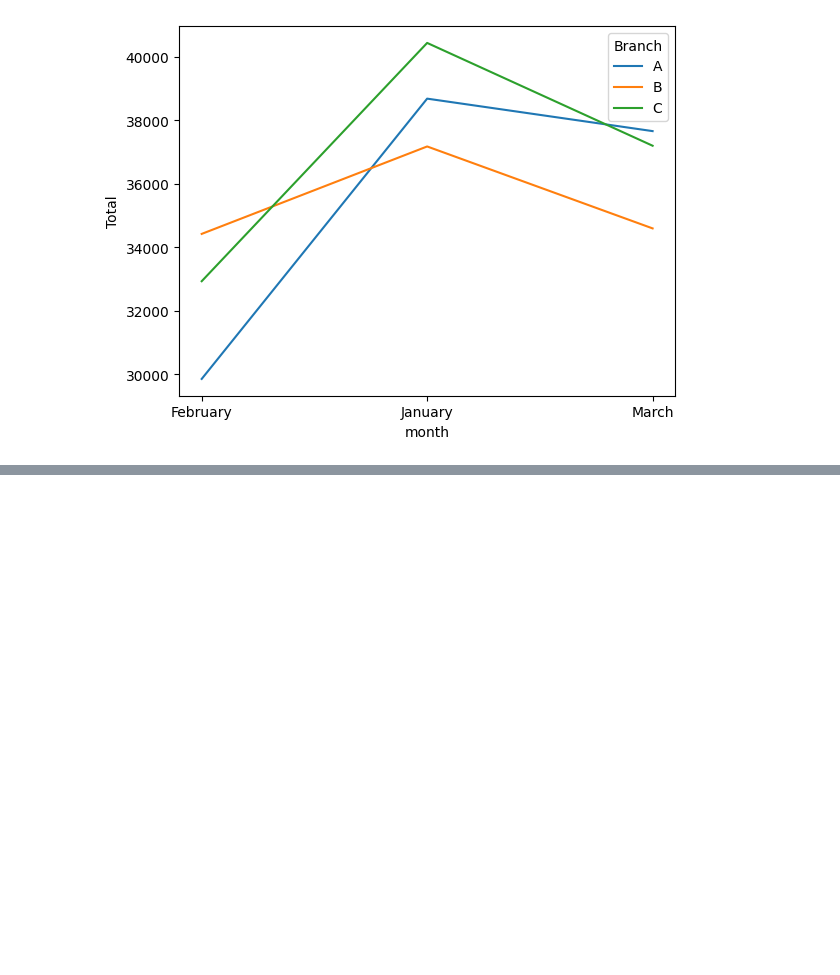
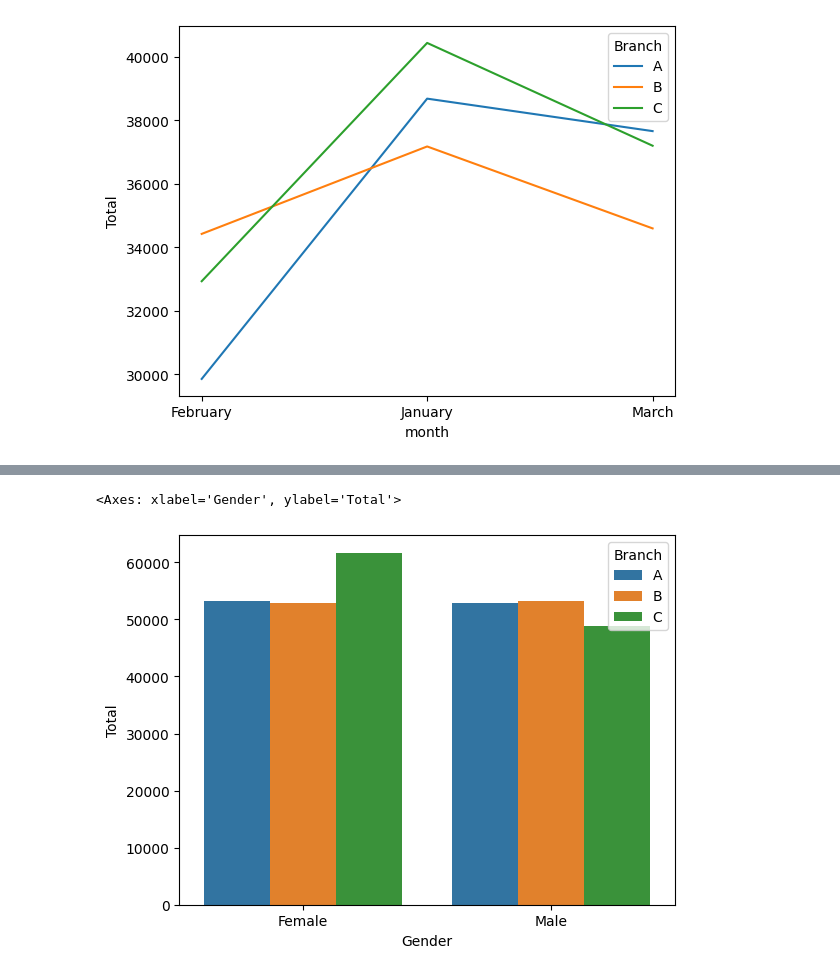
Before and after one commit to DrMuratAltun/ECO_NOV, a Jupyter notebook: Veri Gorselleştirme/Süpermarket Veri Seti.ipynb, the cells around one changed output, grey strips where cells are left out. Saved outputs shown, nothing was run; the diff lists cells and outputs as text; code cells hidden in the pictures; blank space fills up the shorter version.

```diff
--- a/Veri Gorselleştirme/Süpermarket Veri Seti.ipynb
+++ b/Veri Gorselleştirme/Süpermarket Veri Seti.ipynb
@@ -318,0 +326,3 @@ sns.lineplot(x='month',
+# %%
+gender_branch_total=df_clean.groupby(['Gender','Branch'])['Total'].sum().reset_index()
+gender_branch_total
@@ -318,0 +337,8 @@ sns.lineplot(x='month',
+# %%
+sns.barplot(x='Gender',
+           y='Total',
+           hue='Branch',
+           data=gender_branch_total)
+# %% [output]
+<Axes: xlabel='Gender', ylabel='Total'>
+[figure, added]
```
Also changed, not shown: parts of 25 cells of this notebook, 2 other files.
